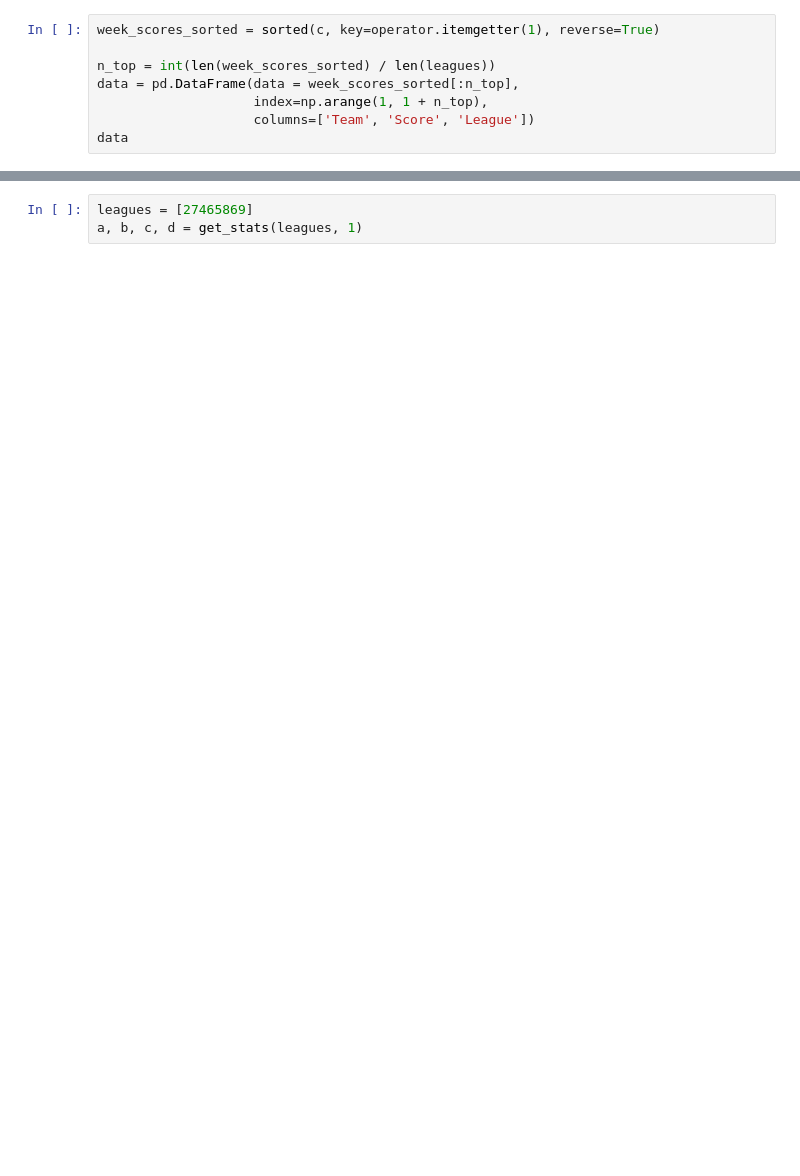
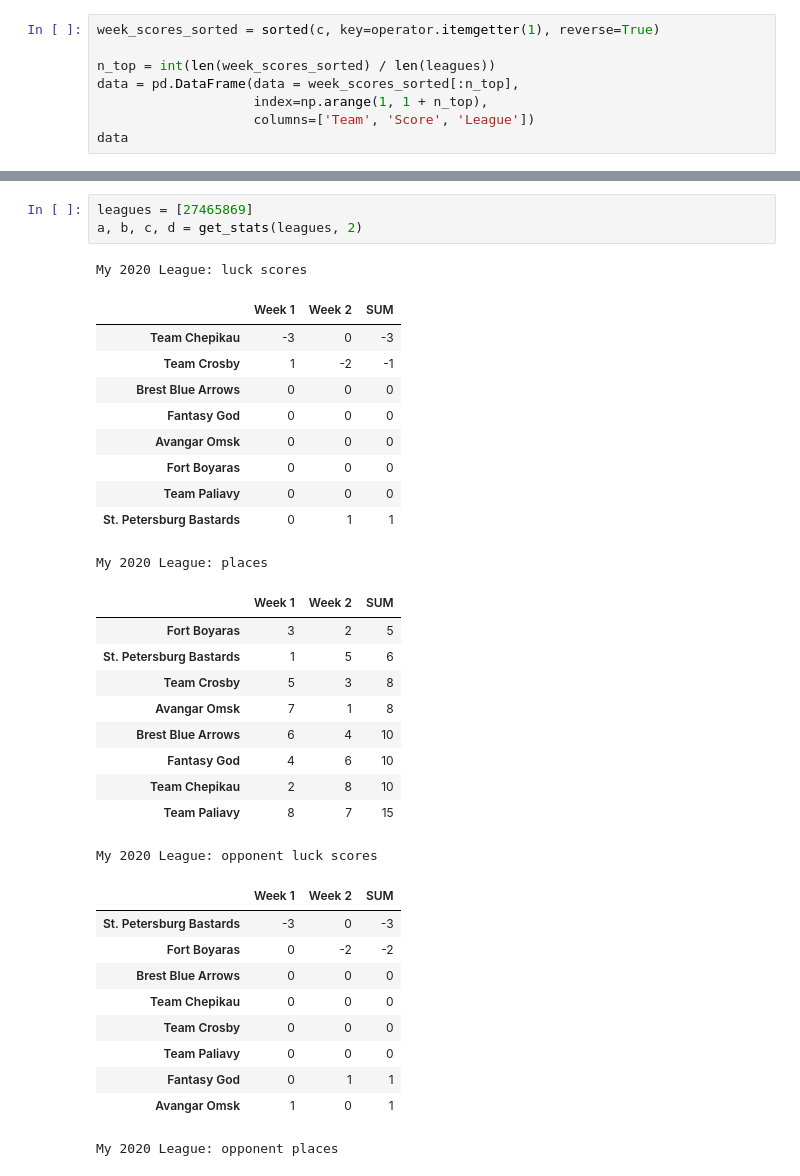
Before and after one commit to KlicOgogo/ESPN-Fantasy-Fun-Stuff, a Jupyter notebook: draft.ipynb, the cells around one changed output, grey strips where cells are left out. Cells and saved outputs as stored; diff of their text form; blank space fills up the shorter version.

```diff
--- a/draft.ipynb
+++ b/draft.ipynb
@@ -214,3 +129,35 @@ data
 # %%
 leagues = [27465869]
-a, b, c, d = get_stats(leagues, 1)
+a, b, c, d = get_stats(leagues, 2)
+# %% [output]
+My 2020 League: luck scores
+|  | Week 1 | Week 2 | SUM |
+| Team Chepikau | -3 | 0 | -3 |
+| Team Crosby | 1 | -2 | -1 |
+| Brest Blue Arrows | 0 | 0 | 0 |
+| Fantasy God | 0 | 0 | 0 |
+| Avangar Omsk | 0 | 0 | 0 |
+| Fort Boyaras | 0 | 0 | 0 |
+| Team Paliavy | 0 | 0 | 0 |
+| St. Petersburg Bastards | 0 | 1 | 1 |
+My 2020 League: places
+|  | Week 1 | Week 2 | SUM |
+| Fort Boyaras | 3 | 2 | 5 |
+| St. Petersburg Bastards | 1 | 5 | 6 |
+| Team Crosby | 5 | 3 | 8 |
+| Avangar Omsk | 7 | 1 | 8 |
+| Brest Blue Arrows | 6 | 4 | 10 |
+| Fantasy God | 4 | 6 | 10 |
+| Team Chepikau | 2 | 8 | 10 |
+| Team Paliavy | 8 | 7 | 15 |
+My 2020 League: opponent luck scores
+|  | Week 1 | Week 2 | SUM |
+| St. Petersburg Bastards | -3 | 0 | -3 |
+| Fort Boyaras | 0 | -2 | -2 |
+| Brest Blue Arrows | 0 | 0 | 0 |
+| Team Chepikau | 0 | 0 | 0 |
+| Team Crosby | 0 | 0 | 0 |
+| Team Paliavy | 0 | 0 | 0 |
+| Fantasy God | 0 | 1 | 1 |
+| Avangar Omsk | 1 | 0 | 1 |
+My 2020 League: opponent places
```
Also changed, not shown: parts of 12 cells of this notebook, 5 other files.
